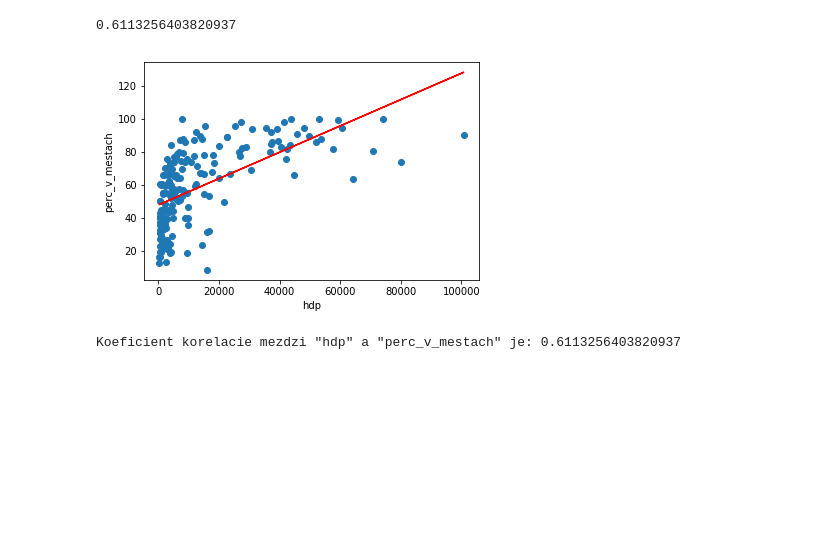
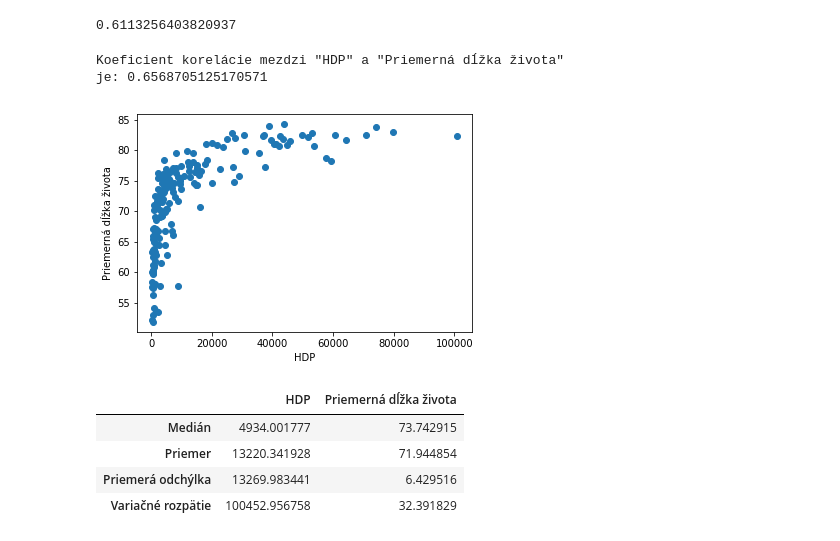
Before and after one commit to Kvintus/statistics-countries, a Jupyter notebook: Untitled.ipynb, the cells around one changed output. Drawn from its saved outputs; the diff is of its cells as text; code cells hidden in the pictures; blank space fills up the shorter version.

```diff
--- a/Untitled.ipynb
+++ b/Untitled.ipynb
@@ -210,6 +219,26 @@ def urob_graf(x_hodnoty, y_hodnoty, os_x_meno="os x", os_y_meno="os y", ciara=Fa
         plt.plot(x_hodnoty,p(x_hodnoty), 'r-')
 
     plt.show()
+# %%
+def var_rozp(stlpec):
+    return stlpec.max() - stlpec.min()
+# %%
+def priemerna_odchylka(stlpec):
+    priemer = vypocitaj_priemer(stlpec)
+    suma = 0
+
+    for i in range(len(stlpec)):
+        suma += abs(stlpec[i] - priemer)
+
+    return suma / len(stlpec)
+# %%
+def info_o_stlpcoch(tabulka, indexy):
+    return pd.DataFrame(data={
+        "Priemer": [vypocitaj_priemer(tabulka.iloc[:, 0]), vypocitaj_priemer(tabulka.iloc[:,1])],
+        "Medián": [tabulka.iloc[:, 0].median(), tabulka.iloc[:, 1].median()],
+        "Variačné rozpätie": [var_rozp(tabulka.iloc[:, 0]), var_rozp(tabulka.iloc[:, 1])],
+        "Priemerá odchýlka": [priemerna_odchylka(tabulka.iloc[:, 0]), priemerna_odchylka(tabulka.iloc[:, 1])]
+        }, index=indexy).T
 # %%
 def vsetko(tabulka, os_x_meno = None, os_y_meno = None , ciara=False):
     tabulka = ocisti_tabulku(tabulka)
@@ -220,12 +249,26 @@ def vsetko(tabulka, os_x_meno = None, os_y_meno = None , ciara=False):
     if not os_y_meno:
         os_y_meno = tabulka.columns[1]
 
+    print(" ")
+    print("Koeficient korelácie mezdzi \"{osx}\" a \"{osy}\" \nje: {koef}".format(
+        osx = os_x_meno,
+        osy = os_y_meno,
+        koef = vypocitaj_kor_koef(tabulka.iloc[:,0], tabulka.iloc[:, 1])))
+
     urob_graf(tabulka.iloc[:,0], tabulka.iloc[:, 1], os_x_meno, os_y_meno, ciara)
-    koeficient = vypocitaj_kor_koef(tabulka.iloc[:,0], tabulka.iloc[:, 1])
-    print(" ")
-    print("Koeficient korelacie mezdzi \"{osx}\" a \"{osy}\" je: {koef}".format(osx = os_x_meno, osy = os_y_meno, koef = koeficient))
+
+    tabulky_info = info_o_stlpcoch(tabulka, indexy=[os_x_meno, os_y_meno])
+    display(tabulky_info)
-# %%
-vsetko(hlavna.loc[:, ["hdp","perc_v_mestach"]], ciara=True)
-# %% [output]
-[figure, removed]
-Koeficient korelacie mezdzi "hdp" a "perc_v_mestach" je: 0.6113256403820937
+# %%
+vsetko(hlavna.loc[:, ["hdp","dlzka_zivota"]],
+       os_x_meno="HDP",
+       os_y_meno="Priemerná dĺžka života")
+# %% [output]
+Koeficient korelácie mezdzi "HDP" a "Priemerná dĺžka života"
+je: 0.6568705125170571
+[figure, added]
+|  | HDP | Priemerná dĺžka života |
+| Medián | 4934.001777 | 73.742915 |
+| Priemer | 13220.341928 | 71.944854 |
+| Priemerá odchýlka | 13269.983441 | 6.429516 |
+| Variačné rozpätie | 100452.956758 | 32.391829 |
```
Also changed, not shown: parts of 12 cells of this notebook.
